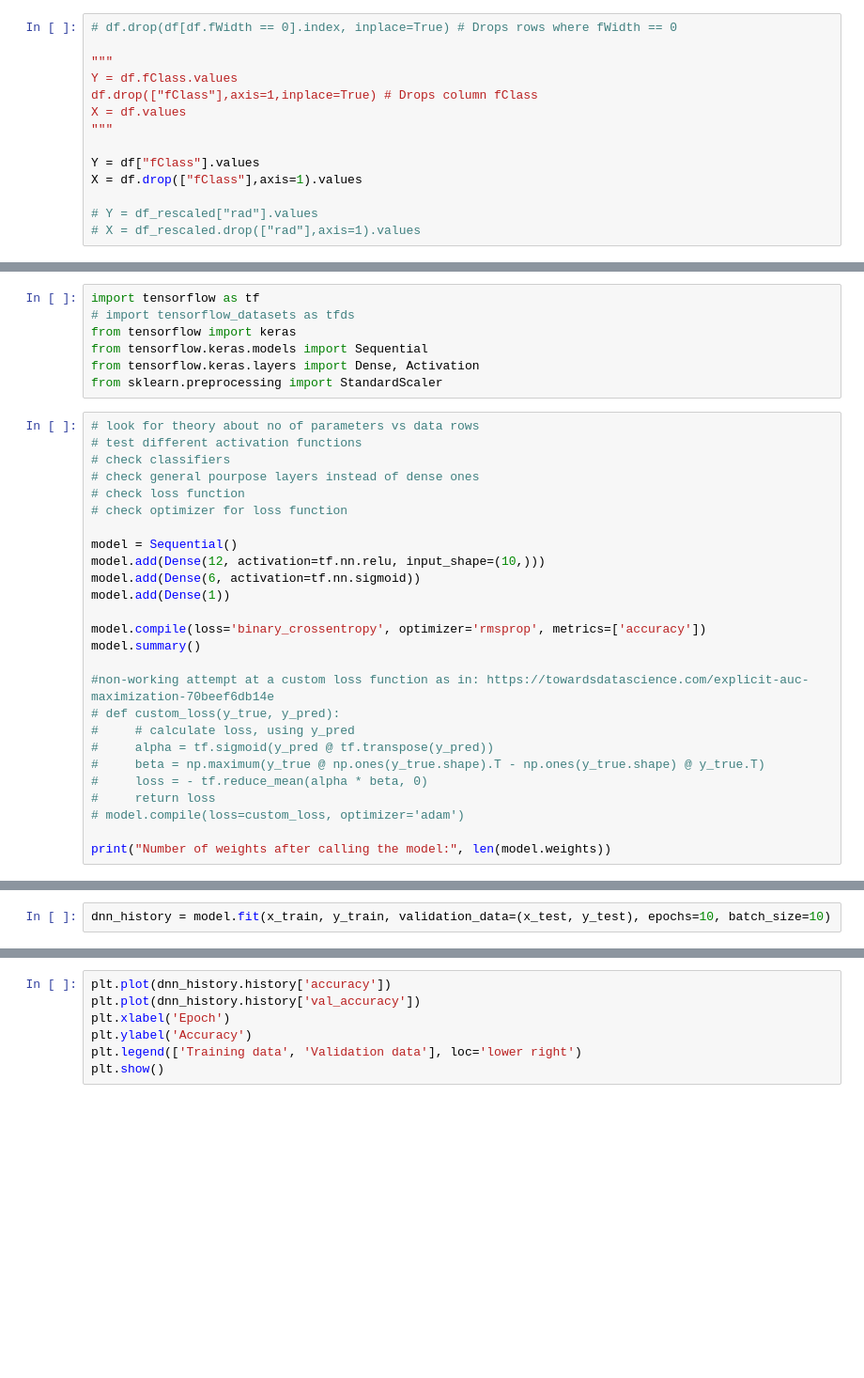
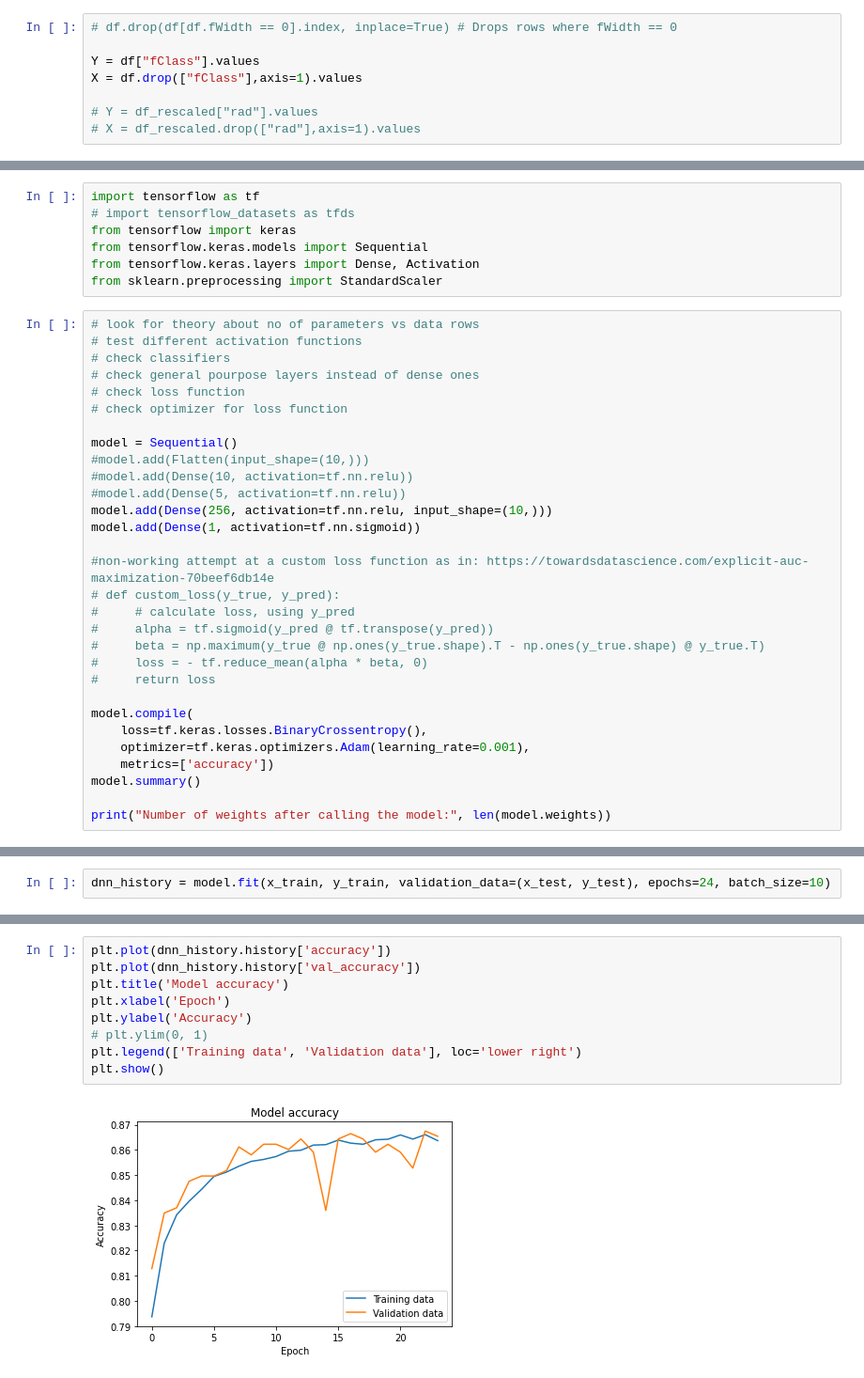
Before and after one commit to zoilo-nl/MML, a Jupyter notebook: main.ipynb, the cells around one changed output, grey strips where cells are left out. Shown at 94% size. Cells and saved outputs as stored; diff of their text form; blank space fills up the shorter version.

```diff
--- a/main.ipynb
+++ b/main.ipynb
@@ -59,11 +115,5 @@ plt.show()
 # %%
 # df.drop(df[df.fWidth == 0].index, inplace=True) # Drops rows where fWidth == 0
-
-"""
-Y = df.fClass.values
-df.drop(["fClass"],axis=1,inplace=True) # Drops column fClass
-X = df.values
-"""
 
 Y = df["fClass"].values
 X = df.drop(["fClass"],axis=1).values
@@ -131,12 +188,11 @@ from sklearn.preprocessing import StandardScaler
 # check optimizer for loss function
 
 model = Sequential()
-model.add(Dense(12, activation=tf.nn.relu, input_shape=(10,)))
-model.add(Dense(6, activation=tf.nn.sigmoid))
-model.add(Dense(1))
-
-model.compile(loss='binary_crossentropy', optimizer='rmsprop', metrics=['accuracy'])
-model.summary()
+#model.add(Flatten(input_shape=(10,)))
+#model.add(Dense(10, activation=tf.nn.relu))
+#model.add(Dense(5, activation=tf.nn.relu))
+model.add(Dense(256, activation=tf.nn.relu, input_shape=(10,)))
+model.add(Dense(1, activation=tf.nn.sigmoid))
 
 #non-working attempt at a custom loss function as in: https://towardsdatascience.com/explicit-auc-maximization-70beef6db14e
 # def custom_loss(y_true, y_pred):
@@ -145,7 +201,12 @@ model.summary()
 #     beta = np.maximum(y_true @ np.ones(y_true.shape).T - np.ones(y_true.shape) @ y_true.T)
 #     loss = - tf.reduce_mean(alpha * beta, 0)
 #     return loss
-# model.compile(loss=custom_loss, optimizer='adam')
+
+model.compile(
+    loss=tf.keras.losses.BinaryCrossentropy(),
+    optimizer=tf.keras.optimizers.Adam(learning_rate=0.001),
+    metrics=['accuracy'])
+model.summary()
 
 print("Number of weights after calling the model:", len(model.weights))
 # %% [output]
@@ -168,3 +227,3 @@ Number of weights after calling the model: 6
 # %%
-dnn_history = model.fit(x_train, y_train, validation_data=(x_test, y_test), epochs=10, batch_size=10)
+dnn_history = model.fit(x_train, y_train, validation_data=(x_test, y_test), epochs=24, batch_size=10)
 # %% [output]
@@ -191,7 +247,11 @@ Epoch 10/10
 # %%
 plt.plot(dnn_history.history['accuracy'])
 plt.plot(dnn_history.history['val_accuracy'])
+plt.title('Model accuracy')
 plt.xlabel('Epoch')
 plt.ylabel('Accuracy')
+# plt.ylim(0, 1)
 plt.legend(['Training data', 'Validation data'], loc='lower right')
 plt.show()
+# %% [output]
+[figure, added]
```
Also changed, not shown: parts of 27 cells of this notebook.
